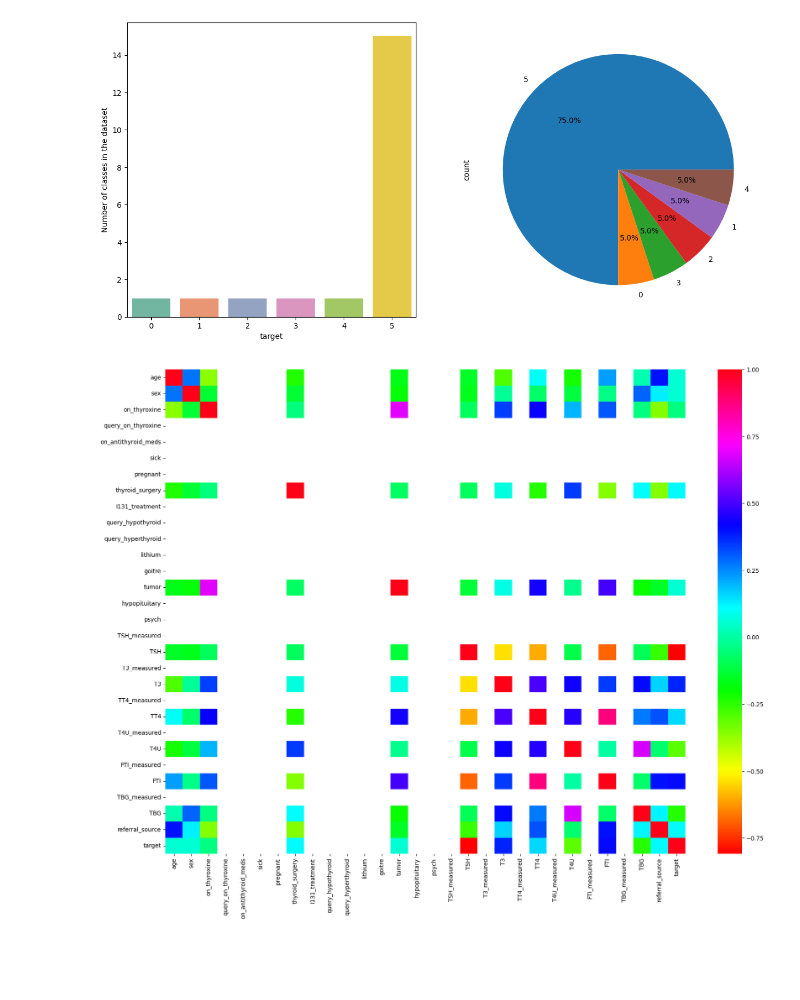
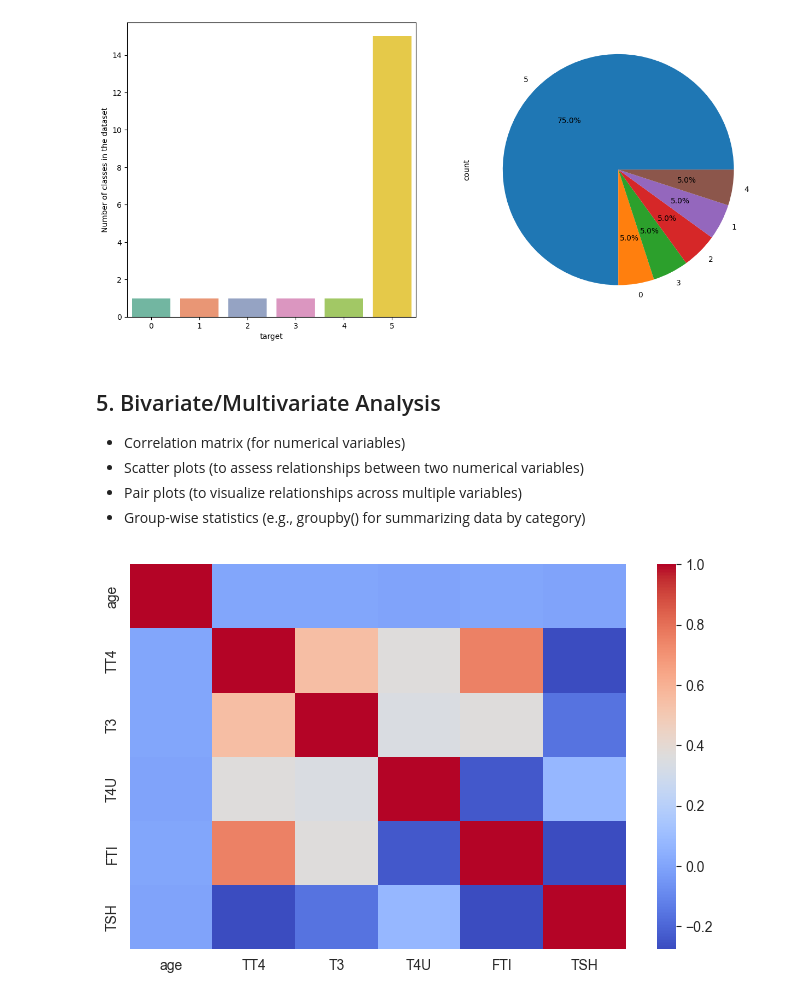
Before and after one commit to brinashong/CS5344_Project, a Jupyter notebook: work/eda/thyroid_eda.ipynb, the cells around one changed output. Saved outputs shown, nothing was run; the diff lists cells and outputs as text; code cells hidden in the pictures; blank space fills up the shorter version.

Commit message:
Enhanced thyroid EDA

```diff
--- a/work/eda/thyroid_eda.ipynb
+++ b/work/eda/thyroid_eda.ipynb
@@ -29,4 +47,3 @@ target [0 5 3 2 1 4]
 # %%
-all_df, main_labels, config = get_processed_thyroid_df()
 all_df.head()
 # %% [output]
@@ -108,0 +108,2 @@ common.show_missing_values(all_df)
+# %%
+all_df.drop(['TSH_measured','T3_measured','TT4_measured','T4U_measured','FTI_measured','TBG_measured','referral_source','patient_id'],axis=1 ,inplace=True)
@@ -108,0 +129,3 @@ common.show_missing_values(all_df)
+# %%
+# Drop rows with unrealistic age
+all_df = all_df[all_df['age'] < 100]
@@ -108,0 +136,4 @@ common.show_missing_values(all_df)
+# %%
+columns_to_plot_distribution = ['age', 'TT4', 'T3', 'T4U', 'FTI', 'TSH']
+num_df = all_df.loc[:, columns_to_plot_distribution]
+common.show_distribution_graph(num_df, columns_to_plot_distribution)
@@ -110,7 +151,13 @@ common.show_missing_values(all_df)
 common.show_target_values(all_df, config['TARGET_COLUMN'])
 # %% [output]
 [figure]
+# %% [markdown]
+## 5. Bivariate/Multivariate Analysis
+* Correlation matrix (for numerical variables)
+* Scatter plots (to assess relationships between two numerical variables)
+* Pair plots (to visualize relationships across multiple variables)
+* Group-wise statistics (e.g., groupby() for summarizing data by category)
 # %%
-common.show_feature_correlation(all_df)
+common.show_feature_correlation(num_df)
 # %% [output]
-[figure, old version]
+[figure, new version]
```
Also changed, not shown: parts of 20 cells of this notebook, 4 other files.
